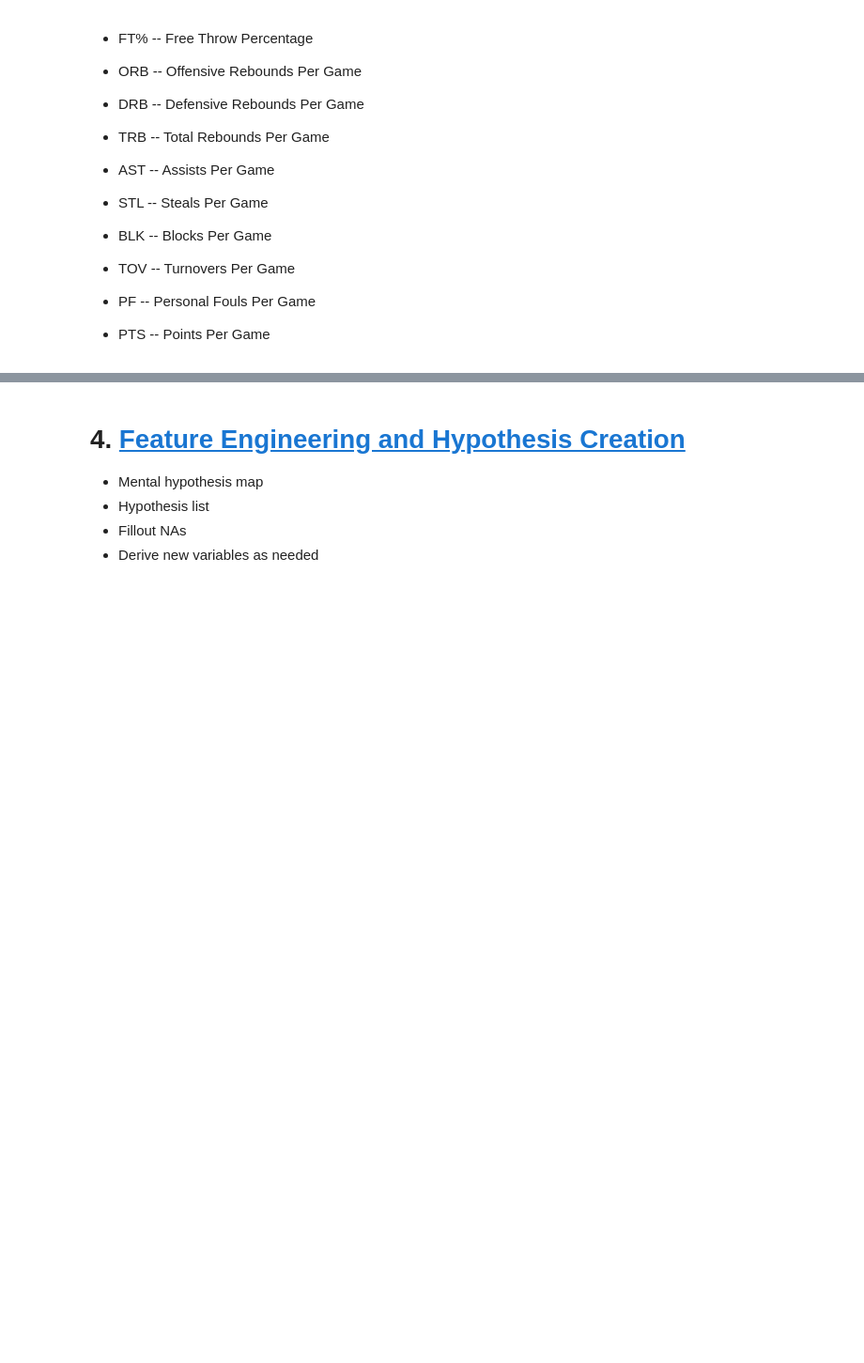
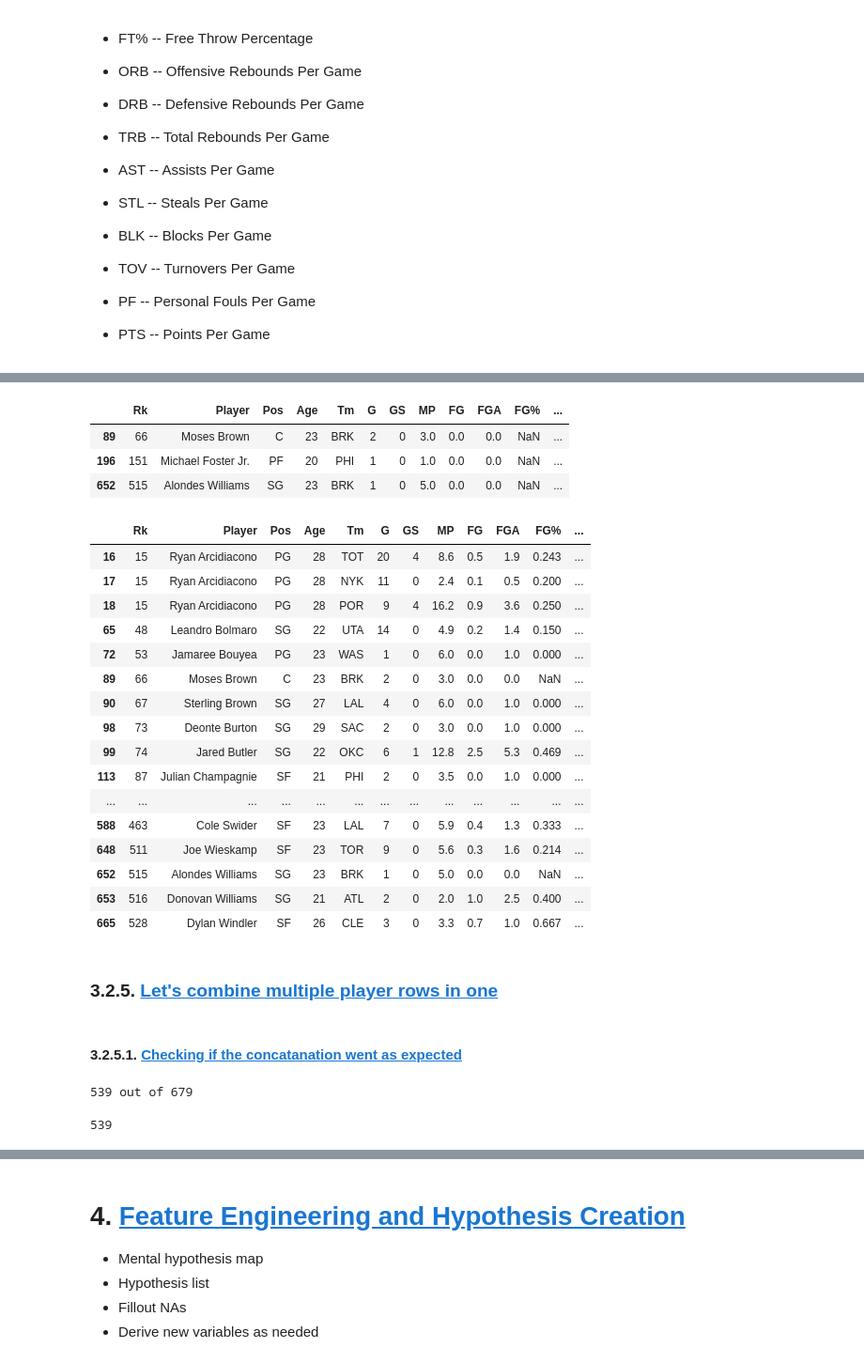
Before and after one commit to brunopiato/NBA_2022-2023, a Jupyter notebook: NBA_Season22_23.ipynb, the cells around one changed output, grey strips where cells are left out. Shown at 94% size. Cells and saved outputs as stored; diff of their text form; code cells hidden in the pictures; blank space fills up the shorter version.

```diff
--- a/NBA_Season22_23.ipynb
+++ b/NBA_Season22_23.ipynb
@@ -387,0 +580,29 @@ Index(['Rk', 'Player', 'Pos', 'Age', 'Tm', 'G', 'GS', 'MP', 'FG', 'FGA', 'FG%',
+# %%
+pergame_df_raw[pergame_df_raw['eFG%'].isna()]
+# %% [output]
+|  | Rk | Player | Pos | Age | Tm | G | GS | MP | FG | FGA | FG% | ... |
+| 89 | 66 | Moses Brown | C | 23 | BRK | 2 | 0 | 3.0 | 0.0 | 0.0 | NaN | ... |
+| 196 | 151 | Michael Foster Jr. | PF | 20 | PHI | 1 | 0 | 1.0 | 0.0 | 0.0 | NaN | ... |
+| 652 | 515 | Alondes Williams | SG | 23 | BRK | 1 | 0 | 5.0 | 0.0 | 0.0 | NaN | ... |
+# %%
+pergame_df_raw[pergame_df_raw['FT%'].isna()]
+# %% [output]
+|  | Rk | Player | Pos | Age | Tm | G | GS | MP | FG | FGA | FG% | ... |
+| 16 | 15 | Ryan Arcidiacono | PG | 28 | TOT | 20 | 4 | 8.6 | 0.5 | 1.9 | 0.243 | ... |
+| 17 | 15 | Ryan Arcidiacono | PG | 28 | NYK | 11 | 0 | 2.4 | 0.1 | 0.5 | 0.200 | ... |
+| 18 | 15 | Ryan Arcidiacono | PG | 28 | POR | 9 | 4 | 16.2 | 0.9 | 3.6 | 0.250 | ... |
+| 65 | 48 | Leandro Bolmaro | SG | 22 | UTA | 14 | 0 | 4.9 | 0.2 | 1.4 | 0.150 | ... |
+| 72 | 53 | Jamaree Bouyea | PG | 23 | WAS | 1 | 0 | 6.0 | 0.0 | 1.0 | 0.000 | ... |
+| 89 | 66 | Moses Brown | C | 23 | BRK | 2 | 0 | 3.0 | 0.0 | 0.0 | NaN | ... |
+| 90 | 67 | Sterling Brown | SG | 27 | LAL | 4 | 0 | 6.0 | 0.0 | 1.0 | 0.000 | ... |
+| 98 | 73 | Deonte Burton | SG | 29 | SAC | 2 | 0 | 3.0 | 0.0 | 1.0 | 0.000 | ... |
+| 99 | 74 | Jared Butler | SG | 22 | OKC | 6 | 1 | 12.8 | 2.5 | 5.3 | 0.469 | ... |
+| 113 | 87 | Julian Champagnie | SF | 21 | PHI | 2 | 0 | 3.5 | 0.0 | 1.0 | 0.000 | ... |
+| ... | ... | ... | ... | ... | ... | ... | ... | ... | ... | ... | ... | ... |
+| 588 | 463 | Cole Swider | SF | 23 | LAL | 7 | 0 | 5.9 | 0.4 | 1.3 | 0.333 | ... |
+| 648 | 511 | Joe Wieskamp | SF | 23 | TOR | 9 | 0 | 5.6 | 0.3 | 1.6 | 0.214 | ... |
+| 652 | 515 | Alondes Williams | SG | 23 | BRK | 1 | 0 | 5.0 | 0.0 | 0.0 | NaN | ... |
+| 653 | 516 | Donovan Williams | SG | 21 | ATL | 2 | 0 | 2.0 | 1.0 | 2.5 | 0.400 | ... |
+| 665 | 528 | Dylan Windler | SF | 26 | CLE | 3 | 0 | 3.3 | 0.7 | 1.0 | 0.667 | ... |
+# %% [markdown]
+### 3.2.5. <a id='toc3_2_5_'></a>[Let's combine multiple player rows in one](#toc0_)
@@ -387,0 +630,10 @@ Index(['Rk', 'Player', 'Pos', 'Age', 'Tm', 'G', 'GS', 'MP', 'FG', 'FGA', 'FG%',
+# %% [markdown]
+#### 3.2.5.1. <a id='toc3_2_5_1_'></a>[Checking if the concatanation went as expected](#toc0_)
+# %%
+print(pergame_df.shape[0], 'out of', pergame_df_raw.shape[0])
+# %% [output]
+539 out of 679
+# %%
+pergame_df['Player_additional'].nunique()
+# %% [output]
+539
```
Also changed, not shown: parts of 84 cells of this notebook, 3 other files.
